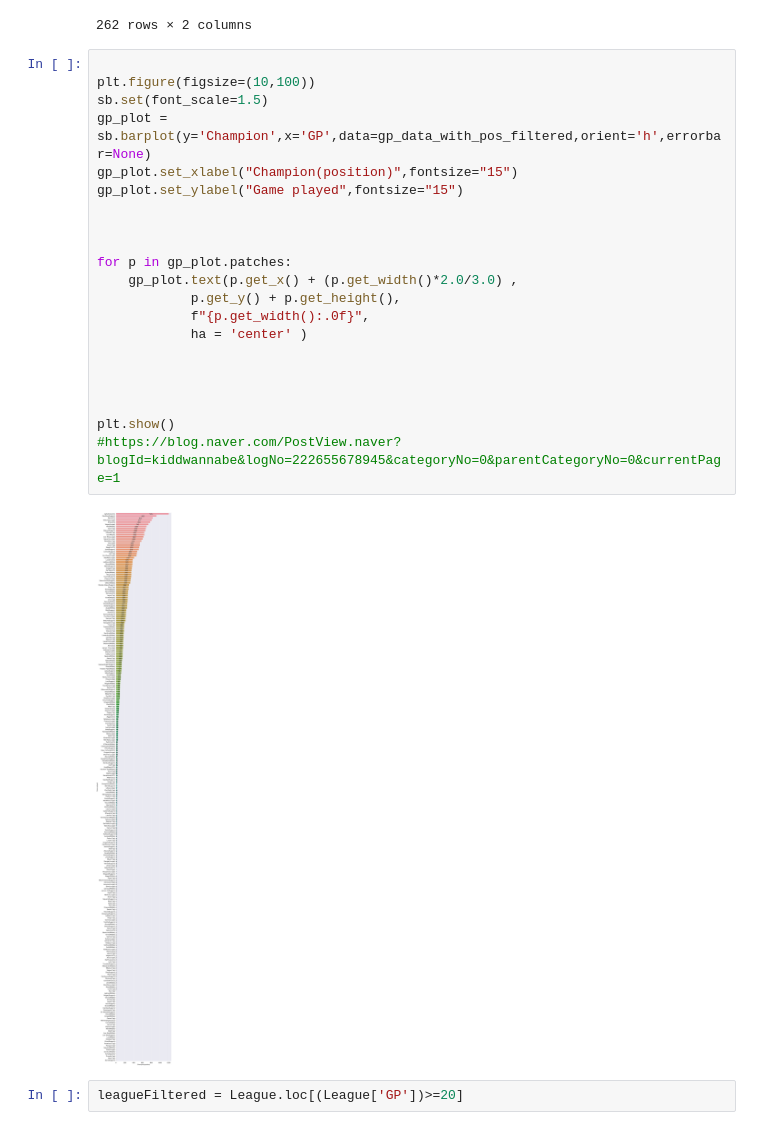
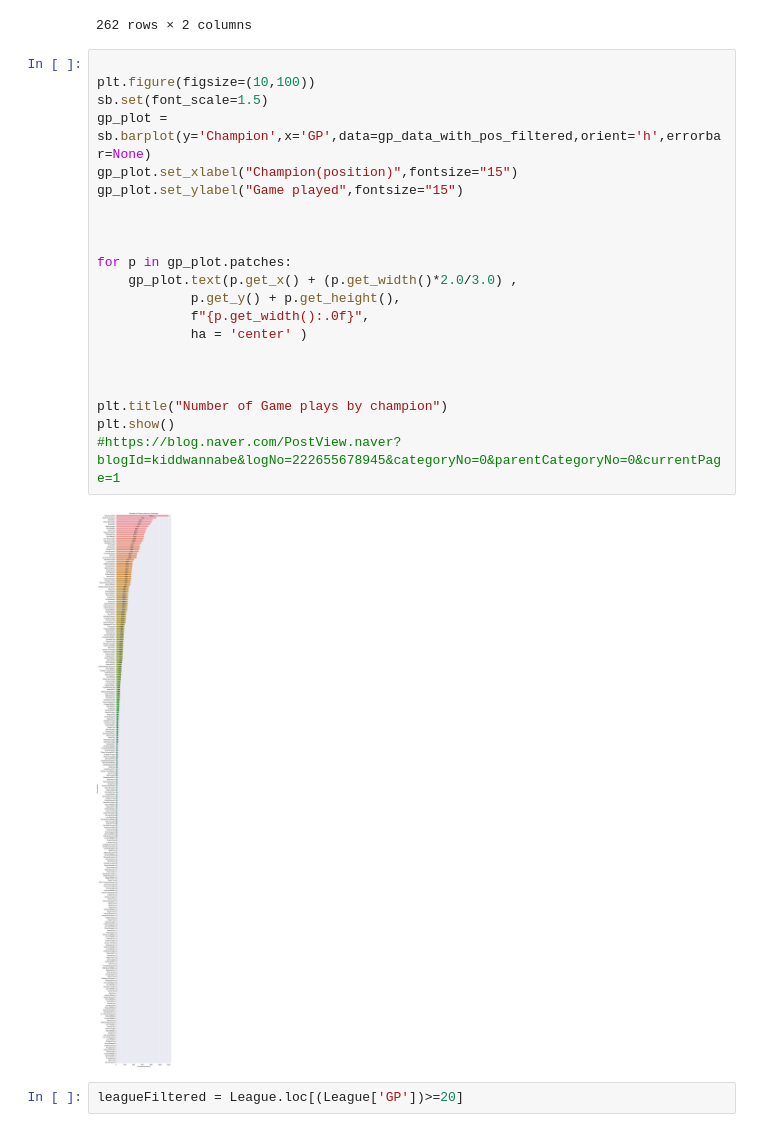
Before and after one commit to minchoCoin/LOL_data_analysis_prj, a Jupyter notebook: esportsDataAnalysis.ipynb, the cells around one changed output. Saved outputs shown, nothing was run; the diff lists cells and outputs as text.

```diff
--- a/esportsDataAnalysis.ipynb
+++ b/esportsDataAnalysis.ipynb
@@ -94,26 +95,26 @@ gp_data_with_pos_filtered
 # %%
 
 plt.figure(figsize=(10,100))
 sb.set(font_scale=1.5)
 gp_plot = sb.barplot(y='Champion',x='GP',data=gp_data_with_pos_filtered,orient='h',errorbar=None)
 gp_plot.set_xlabel("Champion(position)",fontsize="15")
 gp_plot.set_ylabel("Game played",fontsize="15")
 
 
 
 for p in gp_plot.patches:
     gp_plot.text(p.get_x() + (p.get_width()*2.0/3.0) ,
             p.get_y() + p.get_height(),
             f"{p.get_width():.0f}",
             ha = 'center' )
 
 
 
-
+plt.title("Number of Game plays by champion")
 plt.show()
 #https://blog.naver.com/PostView.naver?blogId=kiddwannabe&logNo=222655678945&categoryNo=0&parentCategoryNo=0&currentPage=1
 # %% [output]
-[figure, old version]
+[figure, new version]
 # %%
 leagueFiltered = League.loc[(League['GP'])>=20]
 # %%
```
Also changed, not shown: parts of 14 cells of this notebook, 2 other files.
